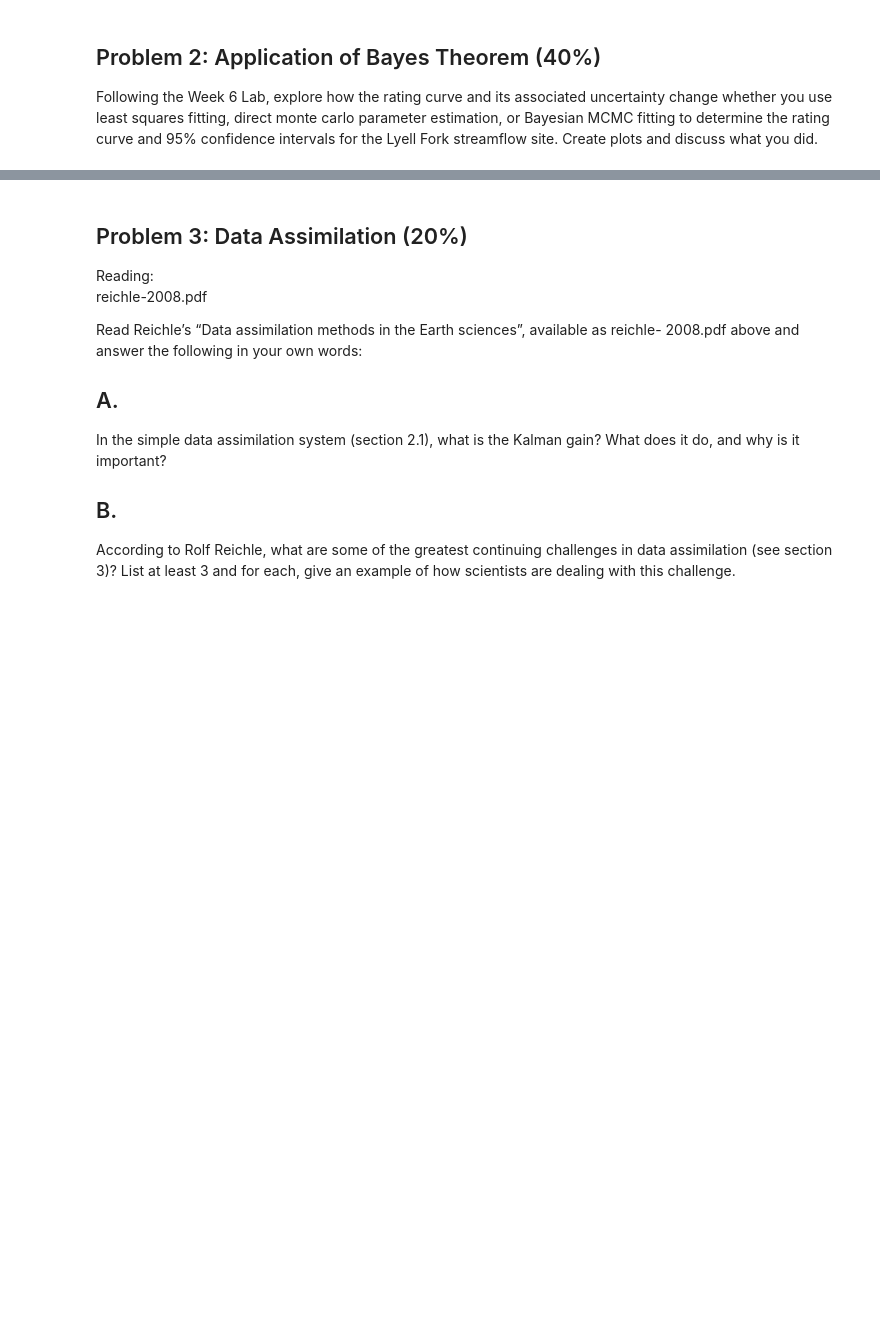
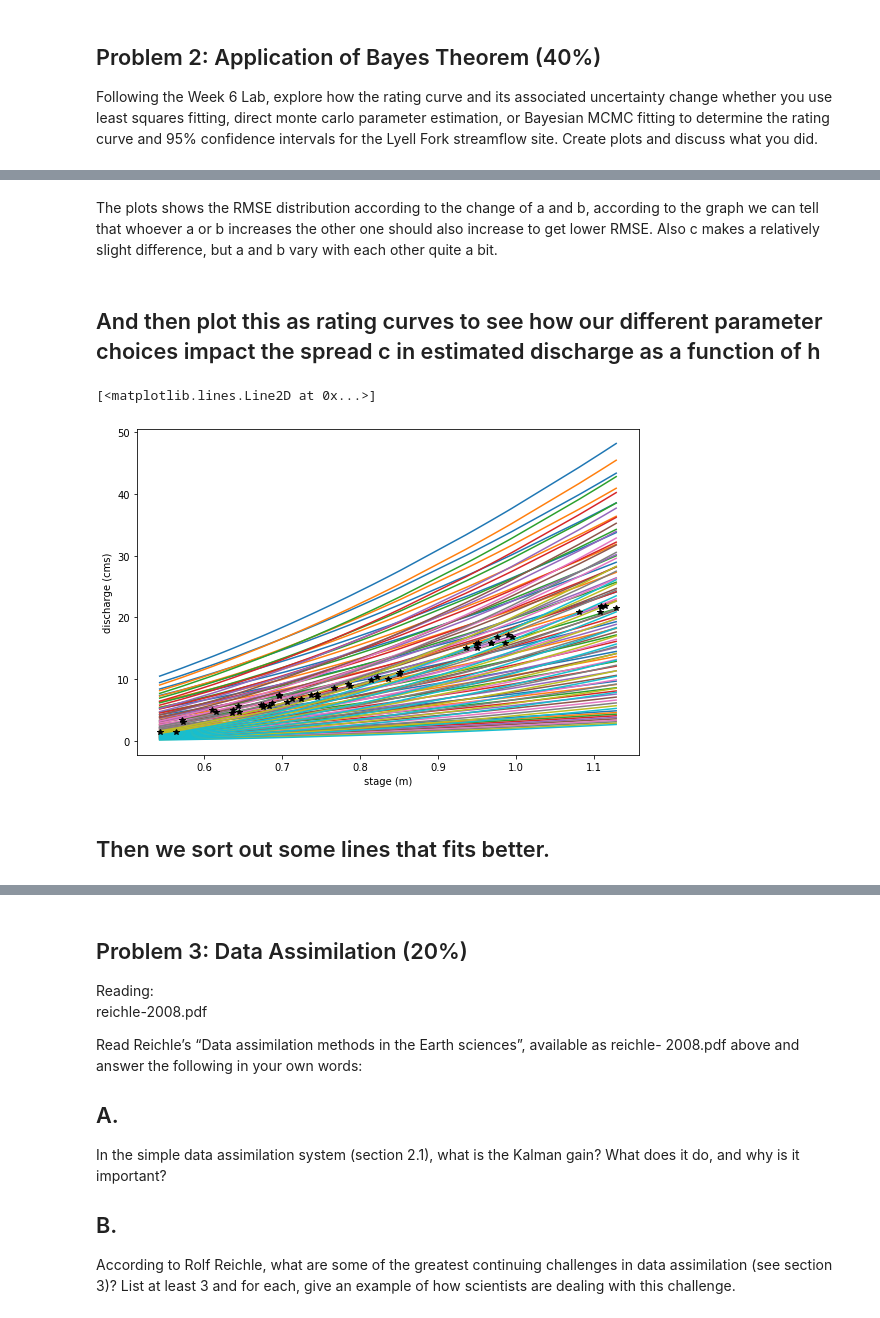
Before and after one commit to AzusaSayuri/UW-Data-analysis, a Jupyter notebook: HW6/Assignment 6 Ximin Hu.ipynb, the cells around one changed output, grey strips where cells are left out. Drawn from its saved outputs; the diff is of its cells as text; code cells hidden in the pictures; blank space fills up the shorter version.

```diff
--- a/HW6/Assignment 6 Ximin Hu.ipynb
+++ b/HW6/Assignment 6 Ximin Hu.ipynb
@@ -139,0 +160,2 @@ Following the Week 6 Lab, explore how the rating curve and its associated uncert
+# %%
+h11 = 0.54
@@ -139,0 +166,3 @@ Following the Week 6 Lab, explore how the rating curve and its associated uncert
+# %%
+Qobs_now = df.Qobs1[df.h1 > h11]
+h_now = df.h1[df.h1 > h11]
@@ -139,0 +221,20 @@ Following the Week 6 Lab, explore how the rating curve and its associated uncert
+# %% [markdown]
+The plots shows the RMSE distribution according to the change of a and b, according to the graph we can tell that whoever a or b increases the other one should also increase to get lower RMSE. Also c makes a relatively slight difference, but a and b vary with each other quite a bit.
+# %% [markdown]
+## And then plot this as rating curves to see how our different parameter choices impact the spread c in estimated discharge as a function of h
+# %%
+plt.figure(figsize=(9,6))
+# Note, because c doesn't matter much, we will just choose a c value from the middle
+
+for ia in range(nx):
+    for ib in range(nx):
+        plt.plot(h_now,np.reshape(Qest[ia,ib,5,:],h_now.size))
+
+plt.xlabel('stage (m)')
+plt.ylabel('discharge (cms)')
+plt.plot(h_now,Qobs_now,'k*')
+# %% [output]
+[<matplotlib.lines.Line2D at 0x...>]
+[figure, added]
+# %% [markdown]
+## Then we sort out some lines that fits better.
```
Also changed, not shown: parts of 34 cells of this notebook, 2 other files.
